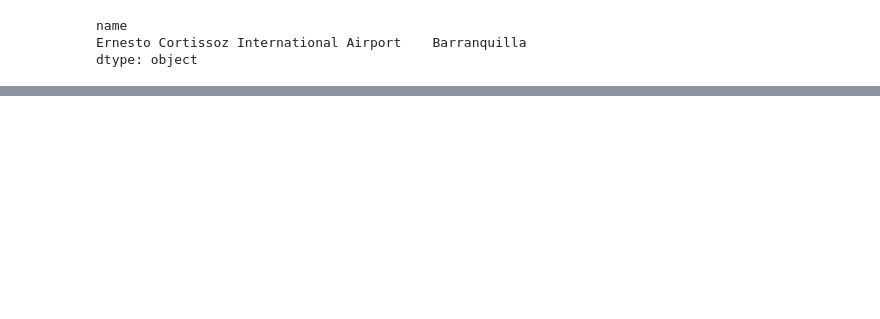
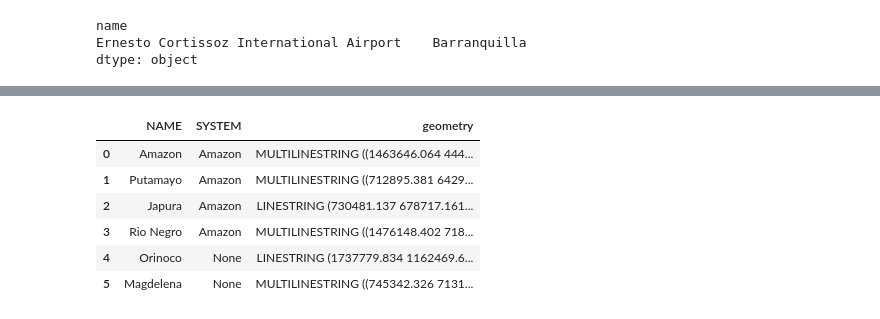
Before and after one commit to ZairaYacsavilca/efinal_parte1, a Jupyter notebook: Untitled.ipynb, the cells around one changed output, grey strips where cells are left out. Cells and saved outputs as stored; diff of their text form; code cells hidden in the pictures; blank space fills up the shorter version.

```diff
--- a/Untitled.ipynb
+++ b/Untitled.ipynb
@@ -204,3 +204,13 @@ mediumAirports[mediumAirports.name.str.contains('Ernesto Cortissoz International
 [interactive output not drawn]
 # %%
 #Ejercicio 2
+# %%
+rivers
+# %% [output]
+|  | NAME | SYSTEM | geometry |
+| 0 | Amazon | Amazon | MULTILINESTRING ((1463646.064 444... |
+| 1 | Putamayo | Amazon | MULTILINESTRING ((712895.381 6429... |
+| 2 | Japura | Amazon | LINESTRING (730481.137 678717.161... |
+| 3 | Rio Negro | Amazon | MULTILINESTRING ((1476148.402 718... |
+| 4 | Orinoco | None | LINESTRING (1737779.834 1162469.6... |
+| 5 | Magdelena | None | MULTILINESTRING ((745342.326 7131... |
```
Also changed, not shown: parts of 7 cells of this notebook.
